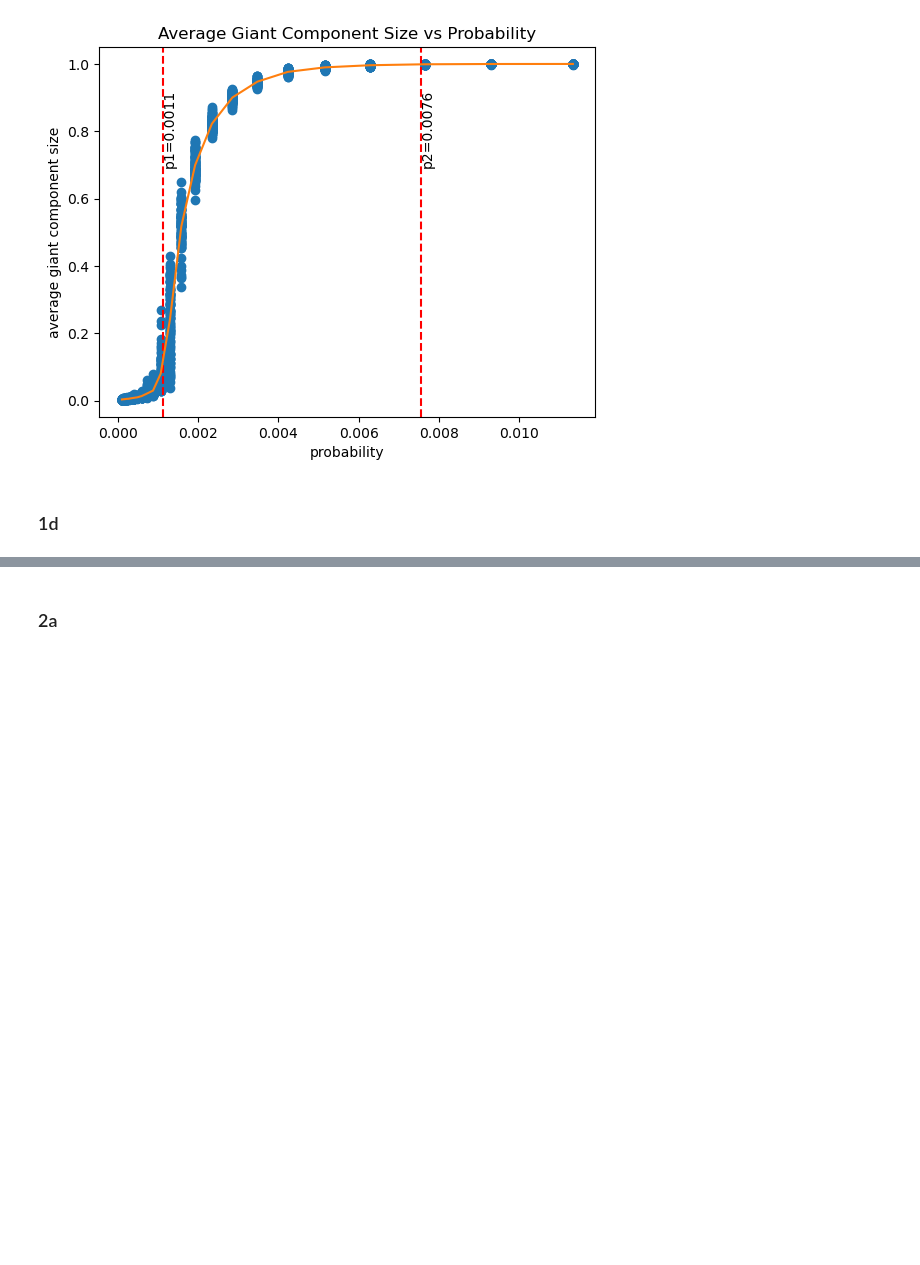
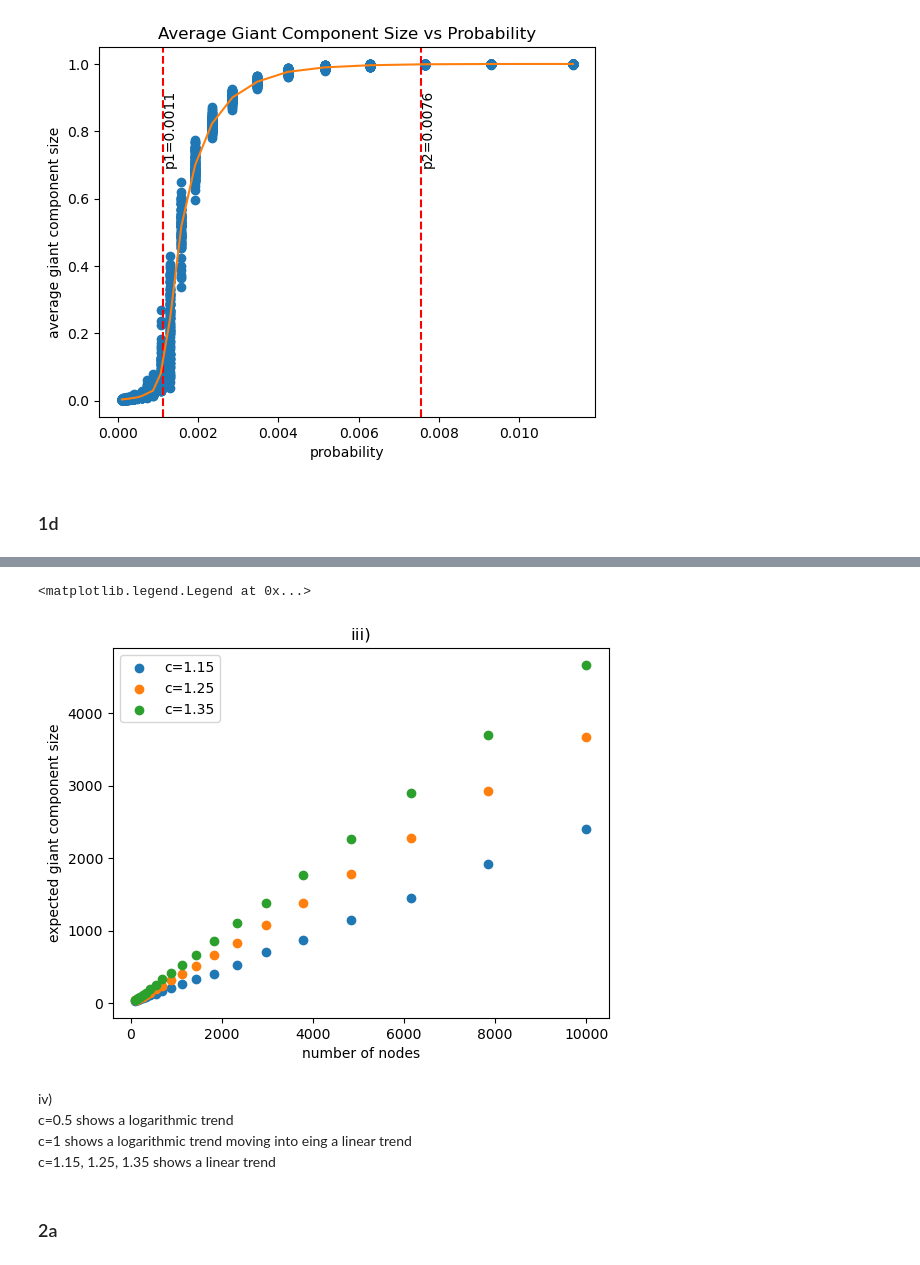
Before and after one commit to hershey890/ece232e, a Jupyter notebook: project_1.ipynb, the cells around one changed output, grey strips where cells are left out. Saved outputs shown, nothing was run; the diff lists cells and outputs as text; code cells hidden in the pictures; blank space fills up the shorter version.

```diff
--- a/project_1.ipynb
+++ b/project_1.ipynb
@@ -157,3 +157,19 @@ plt.plot(n_nodes, avg_gcc_sizes)
+# %%
+plt.scatter(*expected_gcc_size(1.15), label='c=1.15')
+plt.scatter(*expected_gcc_size(1.25), label='c=1.25')
+plt.scatter(*expected_gcc_size(1.35), label='c=1.35')
+plt.xlabel('number of nodes')
+plt.ylabel('expected giant component size')
+plt.title('iii)')
+plt.legend()
+# %% [output]
+<matplotlib.legend.Legend at 0x...>
+[figure, added]
+# %% [markdown]
+iv)
+c=0.5 shows a logarithmic trend
+c=1 shows a logarithmic trend moving into eing a linear trend
+c=1.15, 1.25, 1.35 shows a linear trend
 # %% [markdown]
 ### 2a
 # %% [markdown]
```
Also changed, not shown: parts of 7 cells of this notebook.
